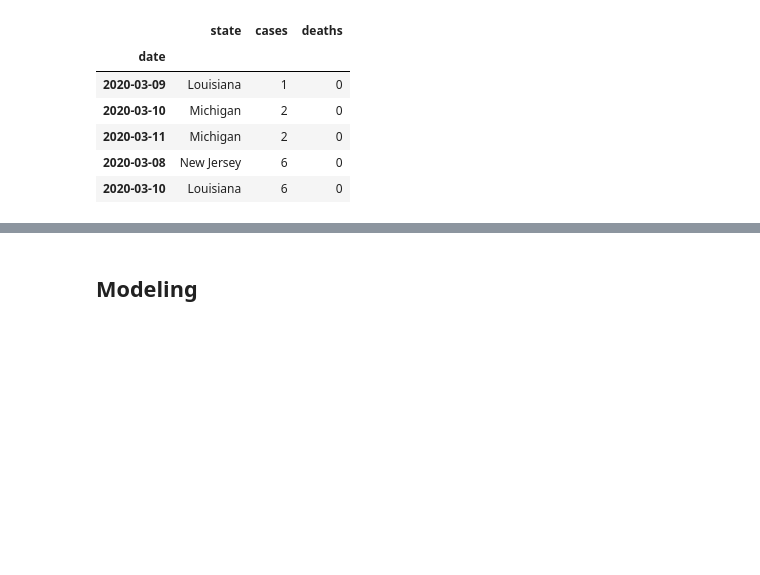
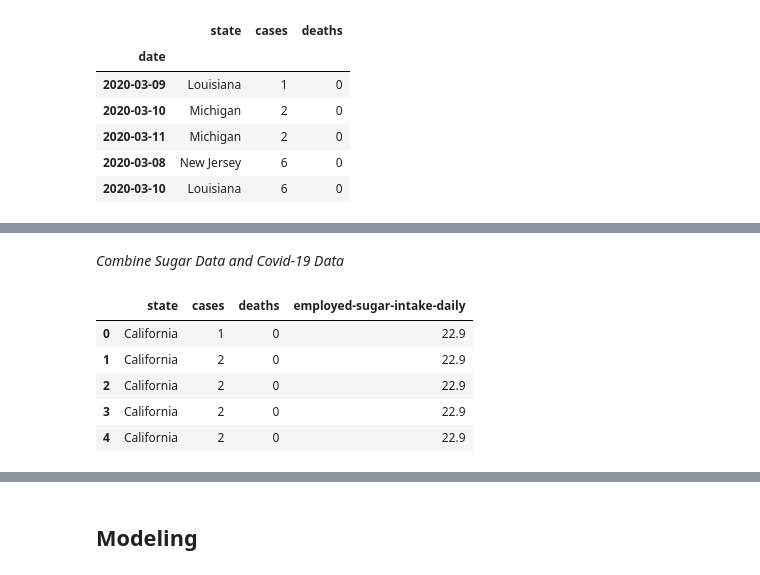
Before and after one commit to paiml/minimal-python, a Jupyter notebook: Chapter7_data_science.ipynb, the cells around one changed output, grey strips where cells are left out. Cells and saved outputs as stored; diff of their text form; code cells hidden in the pictures; blank space fills up the shorter version.

```diff
--- a/Chapter7_data_science.ipynb
+++ b/Chapter7_data_science.ipynb
@@ -218,0 +233,13 @@ fig.show()
+# %% [markdown]
+*Combine Sugar Data and Covid-19 Data*
+# %%
+cdc_employed_df = cdc_2013[["employed-sugar-intake-daily", "state"]]
+sugar_covid_df = df.merge(cdc_employed_df, how="inner", on="state")
+sugar_covid_df.head()
+# %% [output]
+|  | state | cases | deaths | employed-sugar-intake-daily |
+| 0 | California | 1 | 0 | 22.9 |
+| 1 | California | 2 | 0 | 22.9 |
+| 2 | California | 2 | 0 | 22.9 |
+| 3 | California | 2 | 0 | 22.9 |
+| 4 | California | 2 | 0 | 22.9 |
```
Also changed, not shown: parts of 25 cells of this notebook.
